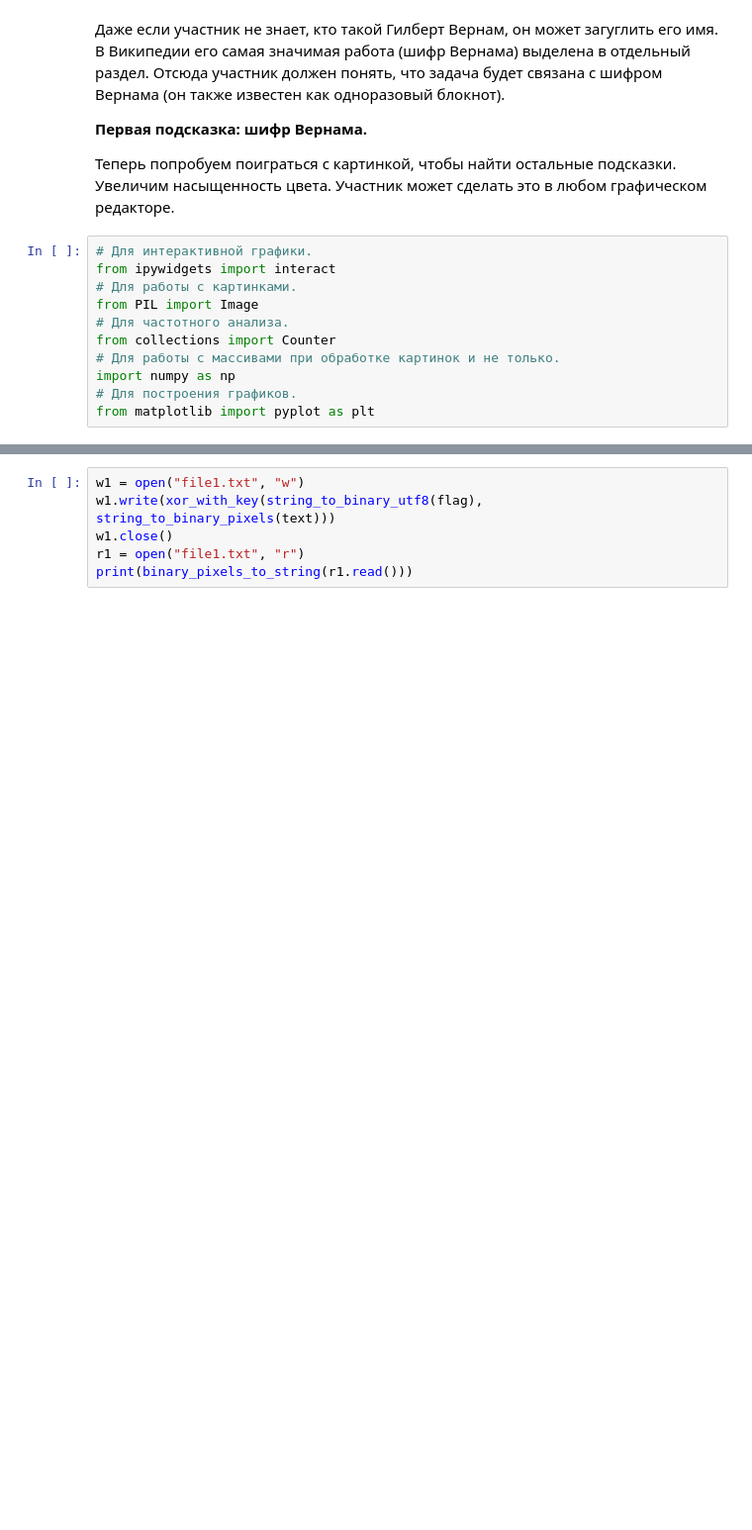
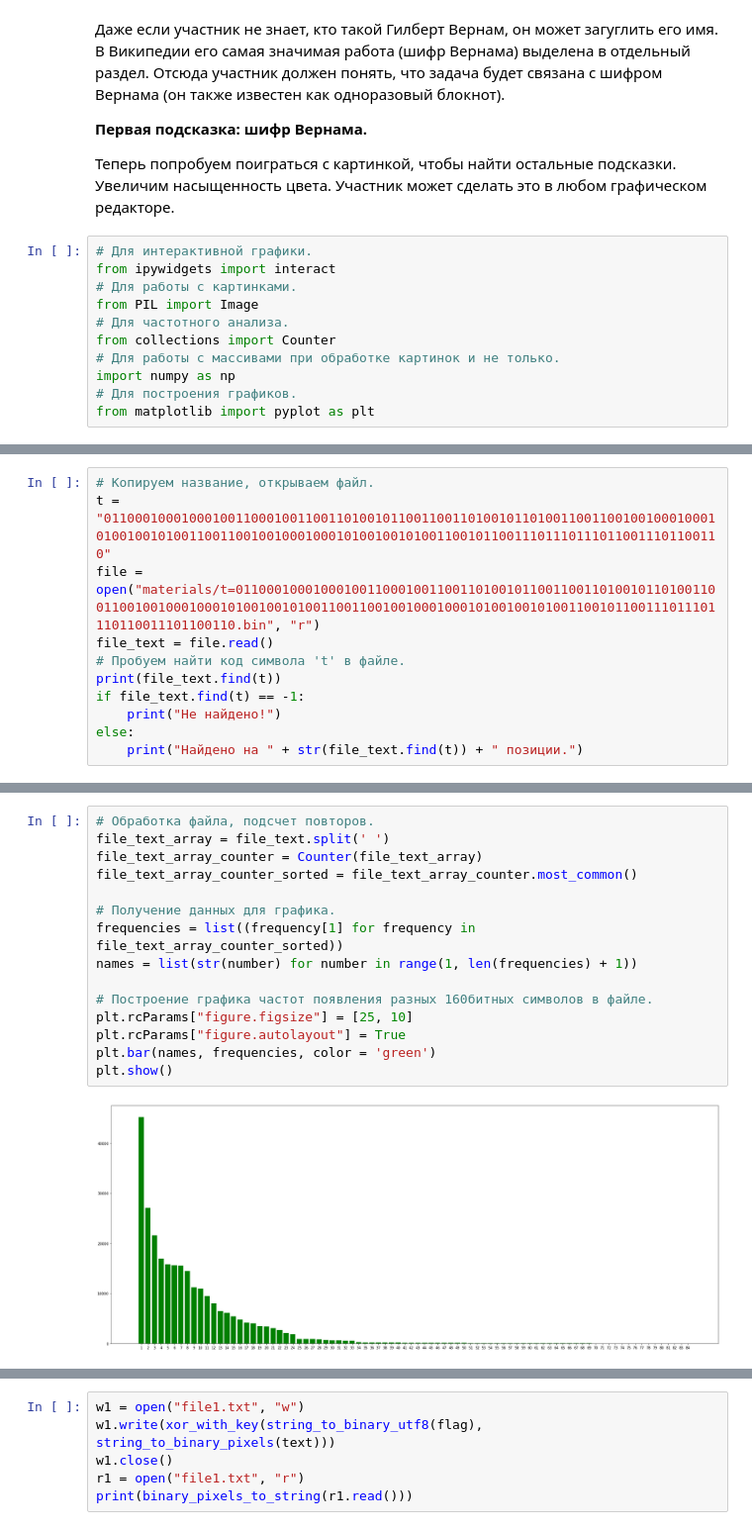
Before and after one commit to valofey/CTF_QRate, a Jupyter notebook: CTF_QRate.ipynb, the cells around one changed output, grey strips where cells are left out. Shown at 99% size. Drawn from its saved outputs; the diff is of its cells as text; blank space fills up the shorter version.

```diff
--- a/CTF_QRate.ipynb
+++ b/CTF_QRate.ipynb
@@ -117,0 +116,11 @@ interactive(children=(Dropdown(description='mode', options=('normal', 'isolate c
+# %%
+# Копируем название, открываем файл.
+t = "0110001000100010011000100110011010010110011001101001011010011001100100100010001010010010100110011001001000100010100100101001100101100111011101110110011101100110"
+file = open("materials/t=0110001000100010011000100110011010010110011001101001011010011001100100100010001010010010100110011001001000100010100100101001100101100111011101110110011101100110.bin", "r")
+file_text = file.read()
+# Пробуем найти код символа 't' в файле.
+print(file_text.find(t))
+if file_text.find(t) == -1:
+    print("Не найдено!")
+else:
+    print("Найдено на " + str(file_text.find(t)) + " позиции.")
@@ -117,0 +132,17 @@ interactive(children=(Dropdown(description='mode', options=('normal', 'isolate c
+# %%
+# Обработка файла, подсчет повторов.
+file_text_array = file_text.split(' ')
+file_text_array_counter = Counter(file_text_array)
+file_text_array_counter_sorted = file_text_array_counter.most_common()
+
+# Получение данных для графика.
+frequencies = list((frequency[1] for frequency in file_text_array_counter_sorted))
+names = list(str(number) for number in range(1, len(frequencies) + 1))
+
+# Построение графика частот появления разных 160битных символов в файле.
+plt.rcParams["figure.figsize"] = [25, 10]
+plt.rcParams["figure.autolayout"] = True
+plt.bar(names, frequencies, color = 'green')
+plt.show()
+# %% [output]
+[figure, added]
```
Also changed, not shown: parts of 21 cells of this notebook, 20 other files.
